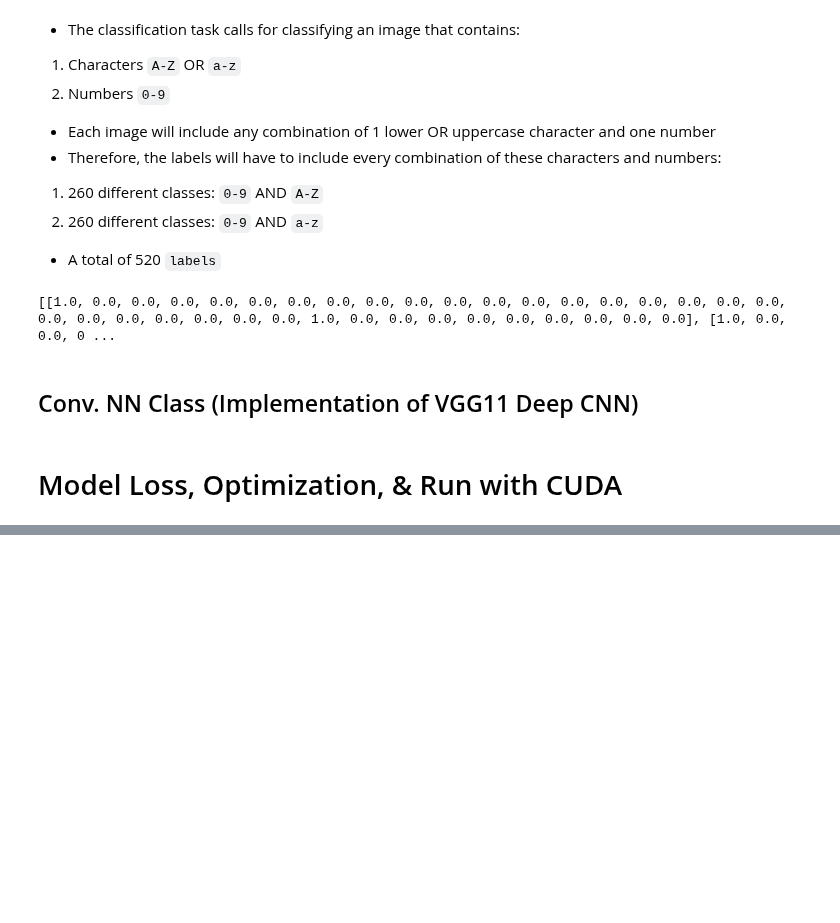
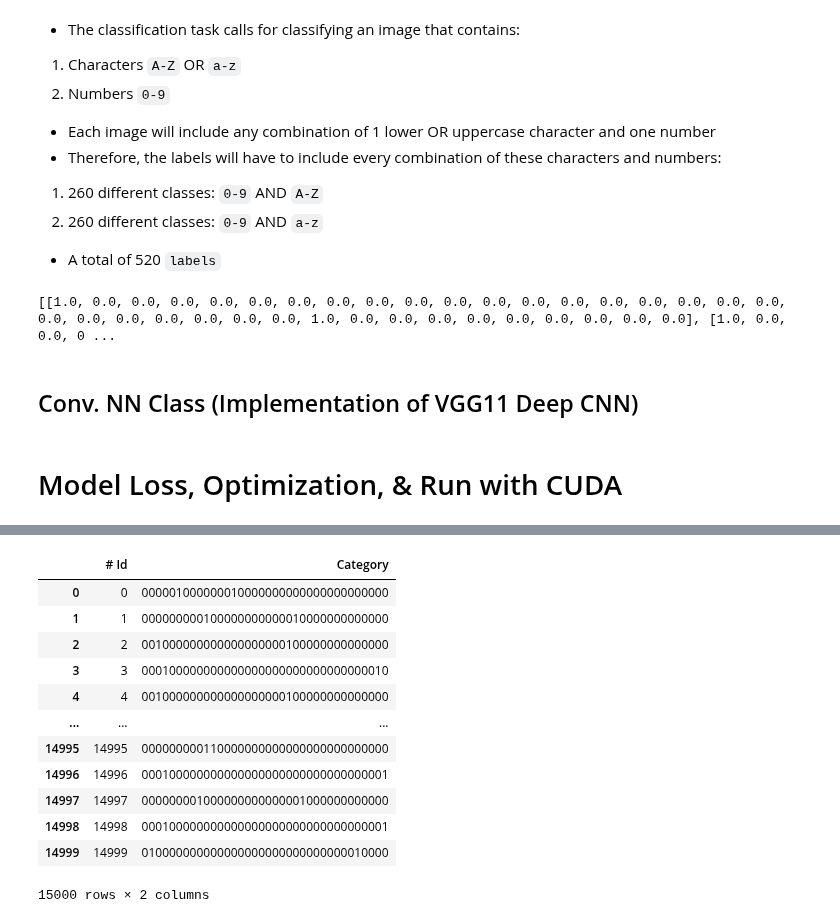
Before and after one commit to felixsimard/comp551-p3, a Jupyter notebook: Hassan_Exploration.ipynb, the cells around one changed output, grey strips where cells are left out. Drawn from its saved outputs; the diff is of its cells as text; code cells hidden in the pictures; blank space fills up the shorter version.

```diff
--- a/Hassan_Exploration.ipynb
+++ b/Hassan_Exploration.ipynb
@@ -139,28 +158,24 @@ class CNN(nn.Module):
       nn.Linear(in_features=512, out_features=4096),
       nn.ReLU(),
       nn.Dropout2d(0.5),
-      nn.Linear(in_features=4096, out_features=512),
+      nn.Linear(in_features=4096, out_features=4096),
       nn.ReLU(),
       nn.Dropout2d(0.5),
-      nn.Linear(in_features=512, out_features=36)
+      nn.Linear(in_features=4096, out_features=self.num_classes)
       )
 
   def forward(self, x):
-      print(x.shape)
       x = self.conv_layers(x)
-      print(x.shape)
       # flatten to prepare for the fully connected layers
-      x = x.view(1, 512)
-      print(x.shape)
+      x = x.view(x.size(0),-1)
       x = self.linear_layers(x)
-      print(x.shape)
       return x
 # %% [markdown]
 # Model Loss, Optimization, & Run with CUDA
 # %%
-epochs = 4
-batch = 8
-lr = 0.005
+epochs = 50
+batch = 16
+lr = 0.002
 # %%
 # Device configuration
 device = torch.device('cuda:0' if torch.cuda.is_available() else 'cpu')
@@ -171,5 +189,6 @@ steps = len(training)
 # %%
 for epoch in range(epochs):
+    running_loss = 0.0
     for i, data in enumerate(training, 0):
         inputs, labels = data[0].to(device), data[1].squeeze_().to(device)
         optimizer.zero_grad()
@@ -177,6 +196,10 @@ for epoch in range(epochs):
         loss = criterion(outputs, labels)
         loss.backward()
         optimizer.step()
+        running_loss += loss.item()
+        if (i+1) % 100 == 0: # print every 1000 mini-batches
+            print(f'Epoch [{epoch+1}/ {epochs}], Step [{i+1}/{len(training)}], {running_loss/2000}')
+            running_loss=0
 
 torch.save(model.state_dict(), './cnn.pth')
 # %% [output]
@@ -187,0 +224,33 @@ ValueError: ignored
+# %%
+df = pd.DataFrame(columns=['# Id', 'Category'])
+#device = torch.device('cpu')
+with torch.no_grad():
+  i=0
+  for data in testing:
+    images,labels = data
+    images = data[0].to(device)[None, :]
+    images = images.permute(1,0,2, 3)
+    outputs = model(images)
+    _, predicted = torch.max(outputs.data, 1)
+    label_predicted = labels_encoder.inverse_transform(predicted.cpu().numpy())
+    prediction = str(label_predicted[0])
+    df.loc[i] = [i, prediction]
+    i += 1
+
+df = df.iloc[:15001]
+
+df
+# %% [output]
+|  | # Id | Category |
+| 0 | 0 | 000001000000010000000000000000000000 |
+| 1 | 1 | 000000000100000000000010000000000000 |
+| 2 | 2 | 001000000000000000000100000000000000 |
+| 3 | 3 | 000100000000000000000000000000000010 |
+| 4 | 4 | 001000000000000000000100000000000000 |
+| ... | ... | ... |
+| 14995 | 14995 | 000000000110000000000000000000000000 |
+| 14996 | 14996 | 000100000000000000000000000000000001 |
+| 14997 | 14997 | 000000001000000000000001000000000000 |
+| 14998 | 14998 | 000100000000000000000000000000000001 |
+| 14999 | 14999 | 010000000000000000000000000000010000 |
+15000 rows × 2 columns
```
Also changed, not shown: parts of 6 cells of this notebook.
